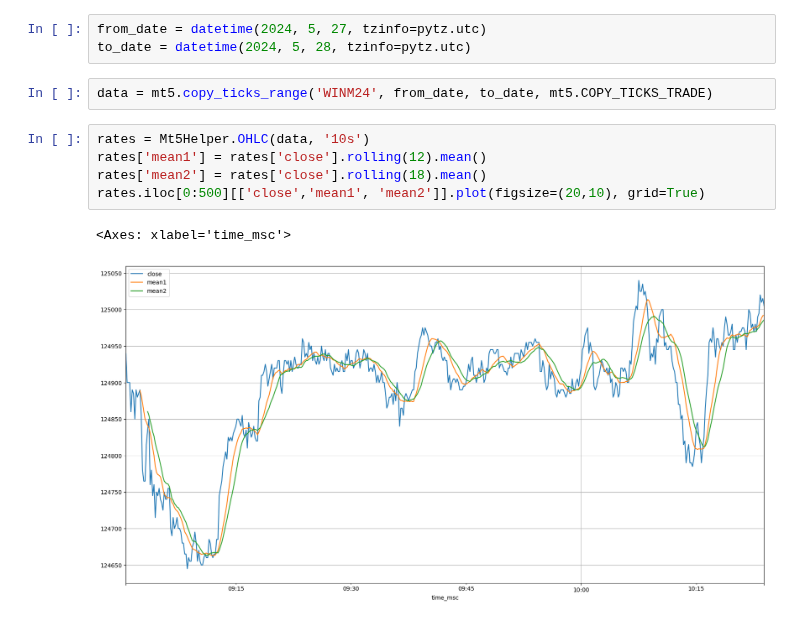
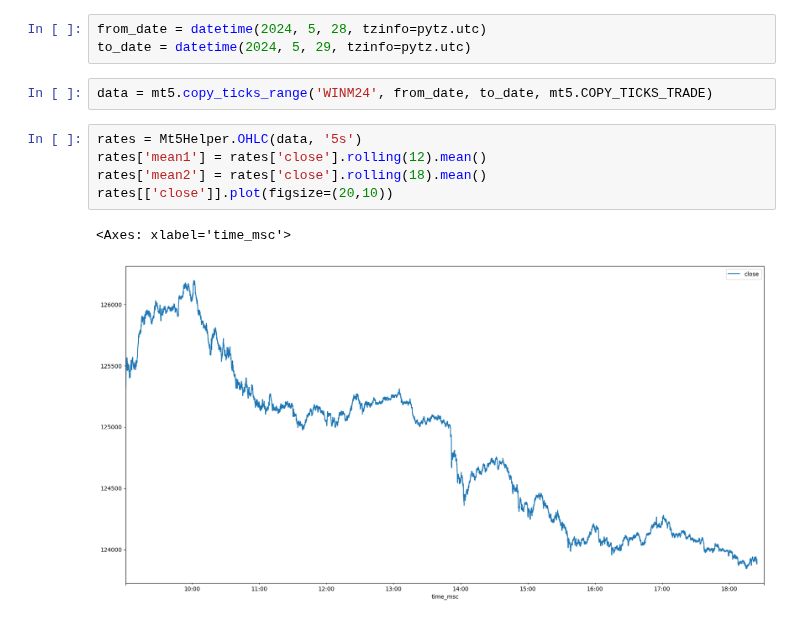
Before and after one commit to agabopinho/phoenix-project, a Jupyter notebook: grpc_server/notebooks/win.ipynb, the cells around one changed output. Saved outputs shown, nothing was run; the diff lists cells and outputs as text.

```diff
--- a/grpc_server/notebooks/win.ipynb
+++ b/grpc_server/notebooks/win.ipynb
@@ -9,15 +12,15 @@ mt5.initialize()
 # %% [output]
 True
 # %%
-from_date = datetime(2024, 5, 27, tzinfo=pytz.utc)
-to_date = datetime(2024, 5, 28, tzinfo=pytz.utc)
+from_date = datetime(2024, 5, 28, tzinfo=pytz.utc)
+to_date = datetime(2024, 5, 29, tzinfo=pytz.utc)
 # %%
 data = mt5.copy_ticks_range('WINM24', from_date, to_date, mt5.COPY_TICKS_TRADE)
 # %%
-rates = Mt5Helper.OHLC(data, '10s')
+rates = Mt5Helper.OHLC(data, '5s')
 rates['mean1'] = rates['close'].rolling(12).mean()
 rates['mean2'] = rates['close'].rolling(18).mean()
-rates.iloc[0:500][['close','mean1', 'mean2']].plot(figsize=(20,10), grid=True)
+rates[['close']].plot(figsize=(20,10))
 # %% [output]
 <Axes: xlabel='time_msc'>
-[figure, old version]
+[figure, new version]
```
Also changed, not shown: parts of 2 cells of this notebook.
